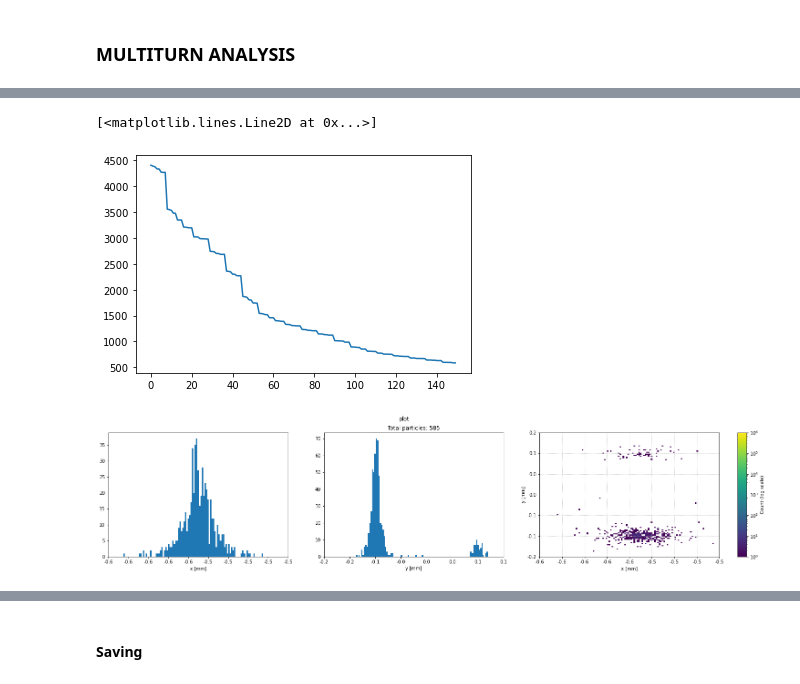
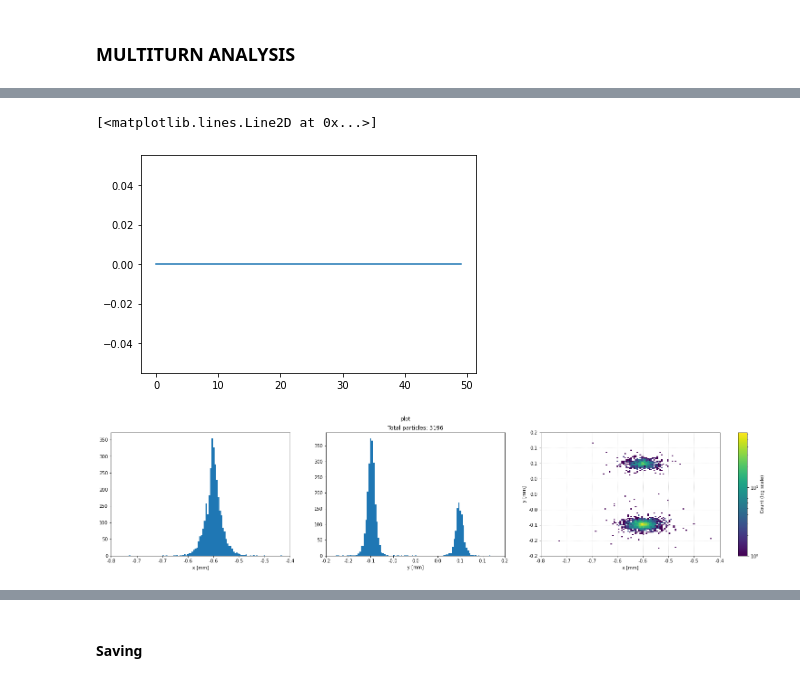
Before and after one commit to chiaramaccani/two_cryst_sim, a Jupyter notebook: Tests_notebook.ipynb, the cells around one changed output, grey strips where cells are left out. Cells and saved outputs as stored; diff of their text form; code cells hidden in the pictures.

Commit message:
TurnAnalysis class

```diff
--- a/Tests_notebook.ipynb
+++ b/Tests_notebook.ipynb
@@ -269,8 +281,8 @@ TwissTable: 105542 rows, 35 cols
 # %% [markdown]
 ### MULTITURN ANALYSIS
 # %%
-    num_turns     = 150 #run_dict['turns']
-    num_particles = 5000 #run_dict['nparticles']
+    num_turns     = 50 #run_dict['turns']
+    num_particles = 5 #run_dict['nparticles']
 # %%
     # Generate initial pencil distribution on horizontal collimator
     tcp  = f"tcp.{'c' if plane=='H' else 'd'}6{'l' if beam=='1' else 'r'}7.b{beam}"
@@ -352,7 +421,7 @@ for turn in range(num_turns):
 plt.plot(np.arange(num_turns), alive_part)
 # %% [output]
 [<matplotlib.lines.Line2D at 0x...>]
-[figure, old version]
+[figure, new version]
 # %%
 line_coll = coll_manager.line
 twiss=line_coll.twiss()
@@ -386,7 +455,7 @@ def plot_distributions_at_turn(arr, turn):
     ax2.set_title(f'Total particles: {alive_arr.shape[0]}')
 
     ax3 = fig1.add_subplot(1,3,3)
-    h = ax3.hist2d(alive_arr.loc[:, 'x'], alive_arr.loc[:, 'y'], bins=100, norm=matplotlib.colors.LogNorm(vmin = 1, vmax = 1e6))#, range = ([-40e-6, 40e-6], [-40e-6,40e-6]))
+    h = ax3.hist2d(alive_arr.loc[:, 'x'], alive_arr.loc[:, 'y'], bins=100, norm=matplotlib.colors.LogNorm())#vmin = 1, vmax = 1e6, range = ([-40e-6, 40e-6], [-40e-6,40e-6]))
     ax3.set_xlabel(r'x [mm]')
     #ax3.set_ylim(0,0.008)
     ax3.set_ylabel(r'y [mm]')
@@ -417,9 +486,9 @@ def plot_distributions_at_turn(arr, turn):
 
     return fig1, [ax1,ax2,ax3]
 # %%
-fig, ax_list = plot_distributions_at_turn(part_array, num_turns-1)
+fig, ax_list = plot_distributions_at_turn(part_array, 20)
 # %% [output]
-[figure, old version]
+[figure, new version]
 # %%
 part_array.loc[0, 'y'].plot()
 # %% [output]
```
Also changed, not shown: parts of 56 cells of this notebook, 5 other files.
